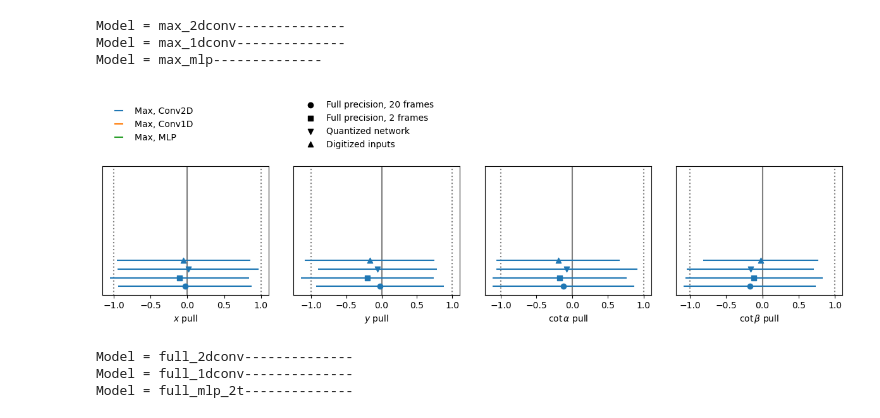
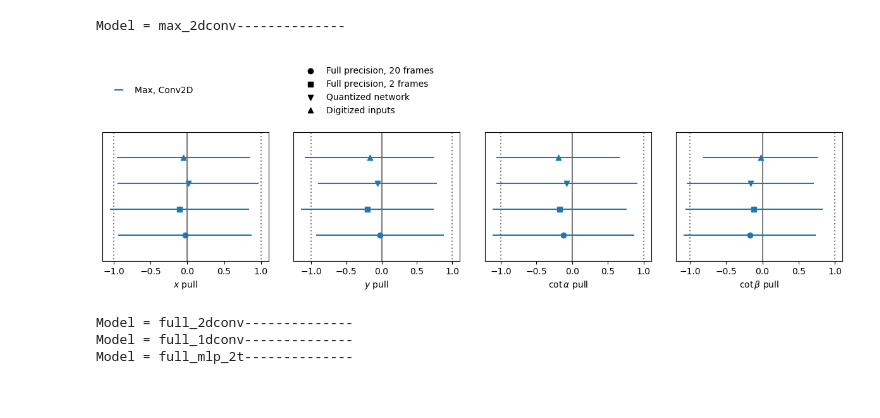
Before and after one commit to smart-pix/smart-pixels-ml, a Jupyter notebook: summary-plots/compare-pulls-PAPER.ipynb, the cells around one changed output. Drawn from its saved outputs; the diff is of its cells as text; code cells hidden in the pictures.

```diff
--- a/summary-plots/compare-pulls-PAPER.ipynb
+++ b/summary-plots/compare-pulls-PAPER.ipynb
@@ -69,42 +69,37 @@ ax[0,1].axis('off')
 ax[0,2].axis('off')
 ax[0,3].axis('off')
 
-models_to_plot = dict((k, pulls[k]) for k in pulls.keys() if "max" in k)
-
 names = {}
 names["max_2dconv"] = "Max, Conv2D"
-names["max_1dconv"] = "Max, Conv1D"
-names["max_mlp"] = "Max, MLP"
 
-format_plot(ax, len(models_to_plot.keys()))
+format_plot(ax, len(names.keys()))
 
+models_to_plot = dict((k, pulls[k]) for k in names.keys())
 lines = []
-labels = list(models_to_plot.keys())
+labels = list(names.keys())
 
 for i,k1 in enumerate(labels):
 
     if "max" not in k1:
         continue
 
     print("Model = " + k1 + "--------------")
 
     line, dots = draw_one_model(i, pulls[k1], ax)
     lines += [line]
 
 ax[0][0].legend(lines,[names[l] for l in labels],frameon=False,loc='center left')
 ax[0][1].legend(dots,['Full precision, 20 frames','Full precision, 2 frames','Quantized network','Digitized inputs'],frameon=False,loc='lower left')
 
 plt.tight_layout()
 
 plt.savefig("plots/pulls-max.pdf")
 plt.savefig("plots/pulls-max.png")
 
 plt.show()
 # %% [output]
 Model = max_2dconv--------------
-Model = max_1dconv--------------
-Model = max_mlp--------------
-[figure, old version]
+[figure, new version]
 # %%
 fig, ax = plt.subplots(2,4,figsize=(12,4),sharey=True,constrained_layout=True, gridspec_kw={'height_ratios': [1, 2]})
 
```
Also changed, not shown: 1 other file.
